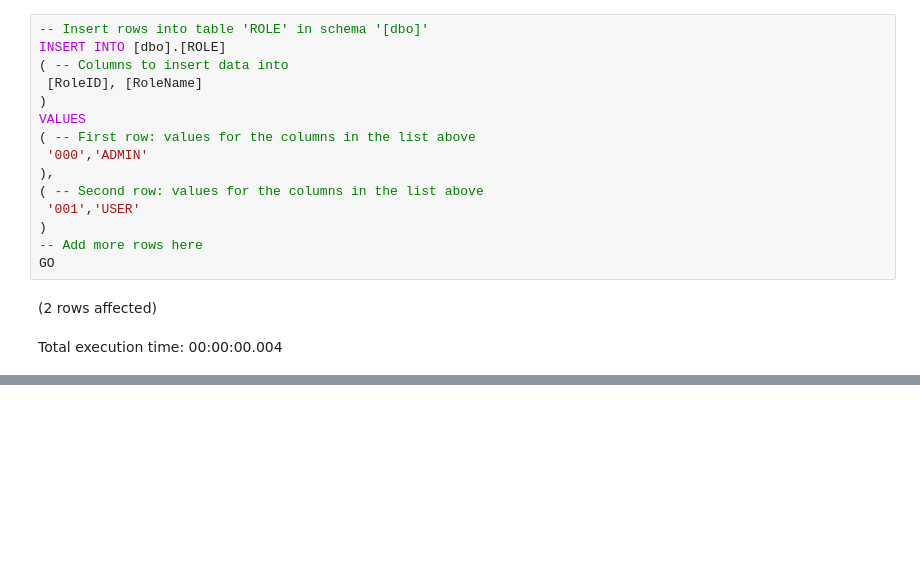
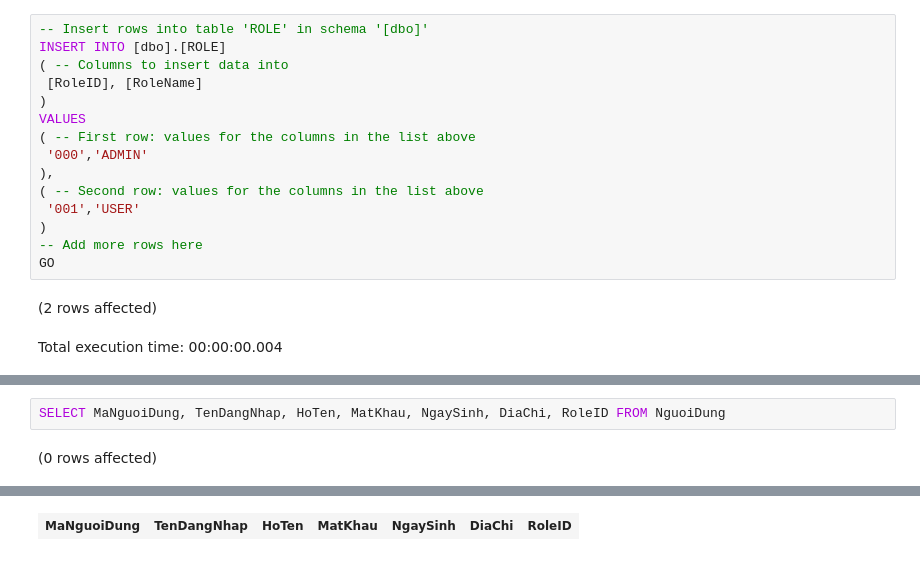
Before and after one commit to LienNTB/QuanLyHoaCu, a Jupyter notebook: data/2_ThemDuLieu.ipynb, the cells around one changed output, grey strips where cells are left out. Saved outputs shown, nothing was run; the diff lists cells and outputs as text; blank space fills up the shorter version.

```diff
--- a/data/2_ThemDuLieu.ipynb
+++ b/data/2_ThemDuLieu.ipynb
@@ -84,0 +231,4 @@ Total execution time: 00:00:00.078
+# %%
+SELECT MaNguoiDung, TenDangNhap, HoTen, MatKhau, NgaySinh, DiaChi, RoleID FROM NguoiDung
+# %% [output]
+(0 rows affected)
@@ -84,0 +236 @@ Total execution time: 00:00:00.078
+| MaNguoiDung | TenDangNhap | HoTen | MatKhau | NgaySinh | DiaChi | RoleID |
```
Also changed, not shown: parts of 15 cells of this notebook, 25 other files.
